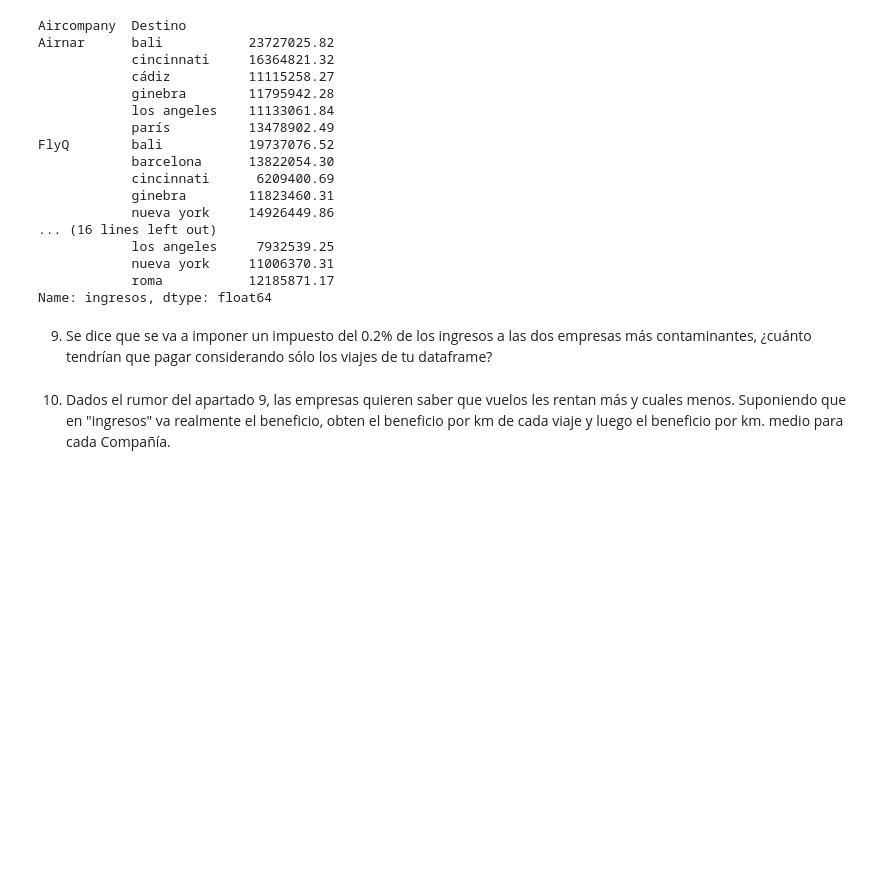
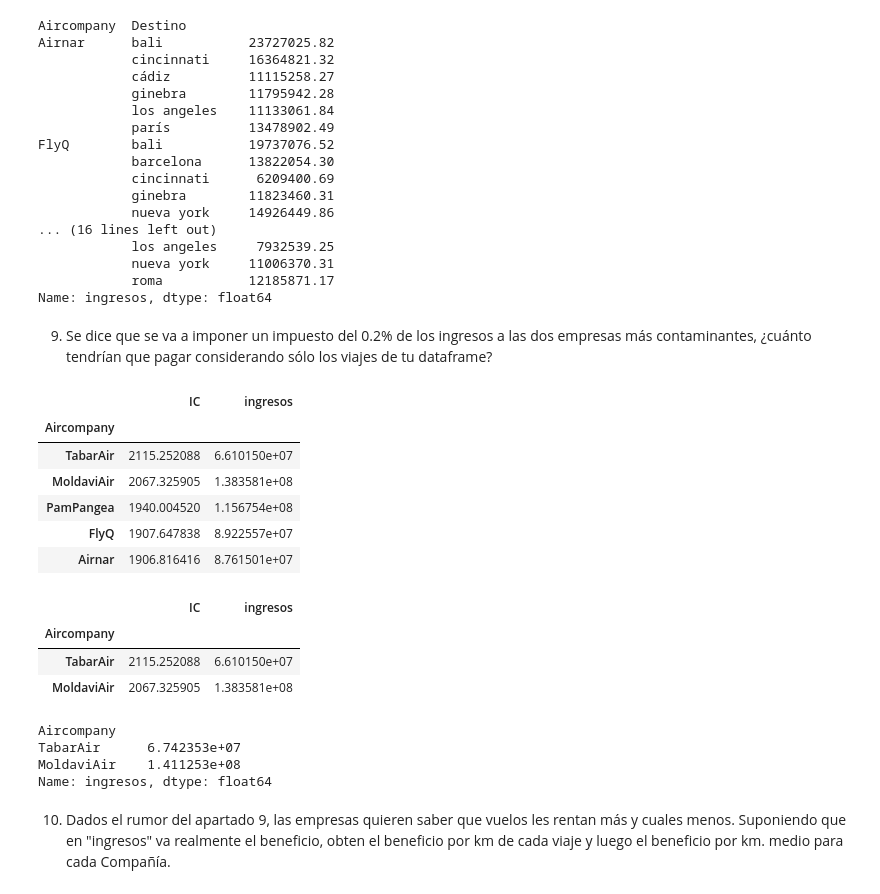
Before and after one commit to cristiancabezas/ONLINE_DS_THEBRIDGE_CRISTIAN, a Jupyter notebook: Sprint_04/Unidad_2/Practica_Obligatoria/18_Practica_Obligatoria_Pandas_II.ipynb, the cells around one changed output. Drawn from its saved outputs; the diff is of its cells as text; code cells hidden in the pictures; blank space fills up the shorter version.

```diff
--- a/Sprint_04/Unidad_2/Practica_Obligatoria/18_Practica_Obligatoria_Pandas_II.ipynb
+++ b/Sprint_04/Unidad_2/Practica_Obligatoria/18_Practica_Obligatoria_Pandas_II.ipynb
@@ -734,2 +736,26 @@ Name: ingresos, dtype: float64
+# %%
+df_final[['Aircompany', 'IC', 'ingresos']].groupby(["Aircompany"]).sum().sort_values(by = ["IC","ingresos"], ascending=[False,  False])
+# %% [output]
+|  | IC | ingresos |
+| Aircompany |  |  |
+| TabarAir | 2115.252088 | 6.610150e+07 |
+| MoldaviAir | 2067.325905 | 1.383581e+08 |
+| PamPangea | 1940.004520 | 1.156754e+08 |
+| FlyQ | 1907.647838 | 8.922557e+07 |
+| Airnar | 1906.816416 | 8.761501e+07 |
+# %%
+df_final[['Aircompany', 'IC', 'ingresos']].groupby(["Aircompany"]).sum().sort_values(by = ["IC","ingresos"], ascending=[False,  False]).iloc[:2]
+# %% [output]
+|  | IC | ingresos |
+| Aircompany |  |  |
+| TabarAir | 2115.252088 | 6.610150e+07 |
+| MoldaviAir | 2067.325905 | 1.383581e+08 |
+# %%
+df_final[['Aircompany', 'IC', 'ingresos']].groupby(["Aircompany"]).sum().sort_values(by = ["IC","ingresos"], ascending=[False,  False]).iloc[:2].loc[:,'ingresos'] * 1.02
+# %% [output]
+Aircompany
+TabarAir      6.742353e+07
+MoldaviAir    1.411253e+08
+Name: ingresos, dtype: float64
 # %% [markdown]
 10. Dados el rumor del apartado 9, las empresas quieren saber que vuelos les rentan más y cuales menos. Suponiendo que en "ingresos" va realmente el beneficio, obten el beneficio por km de cada viaje y luego el beneficio por km. medio para cada Compañía.
```
Also changed, not shown: parts of 12 cells of this notebook, 1 other file.
